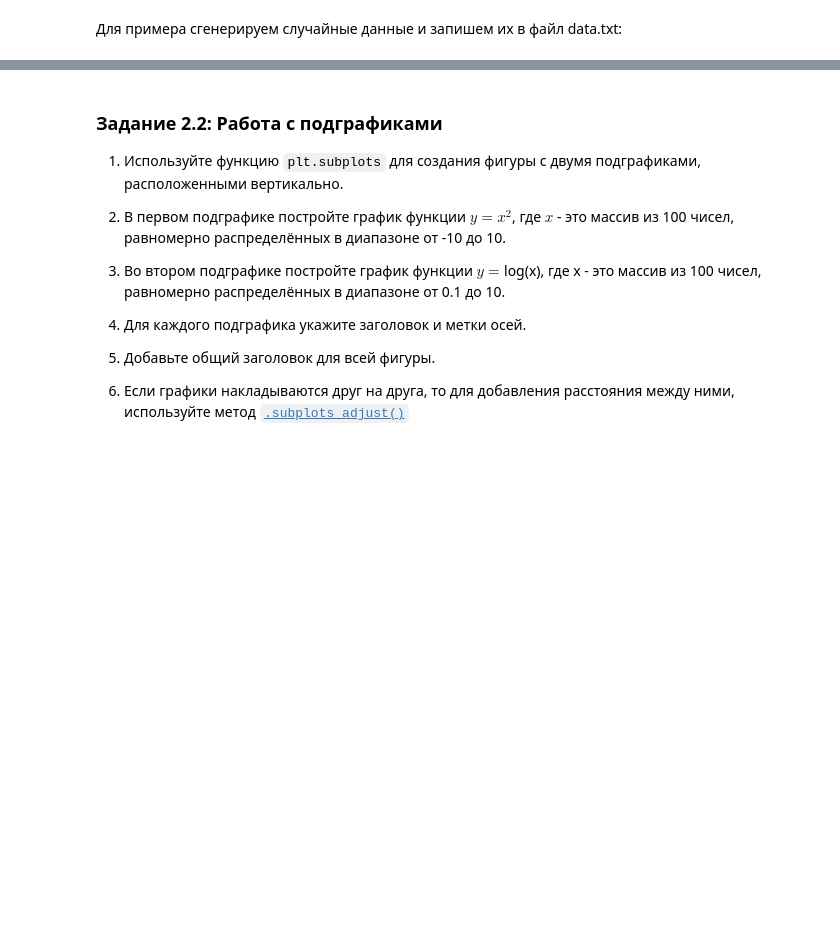
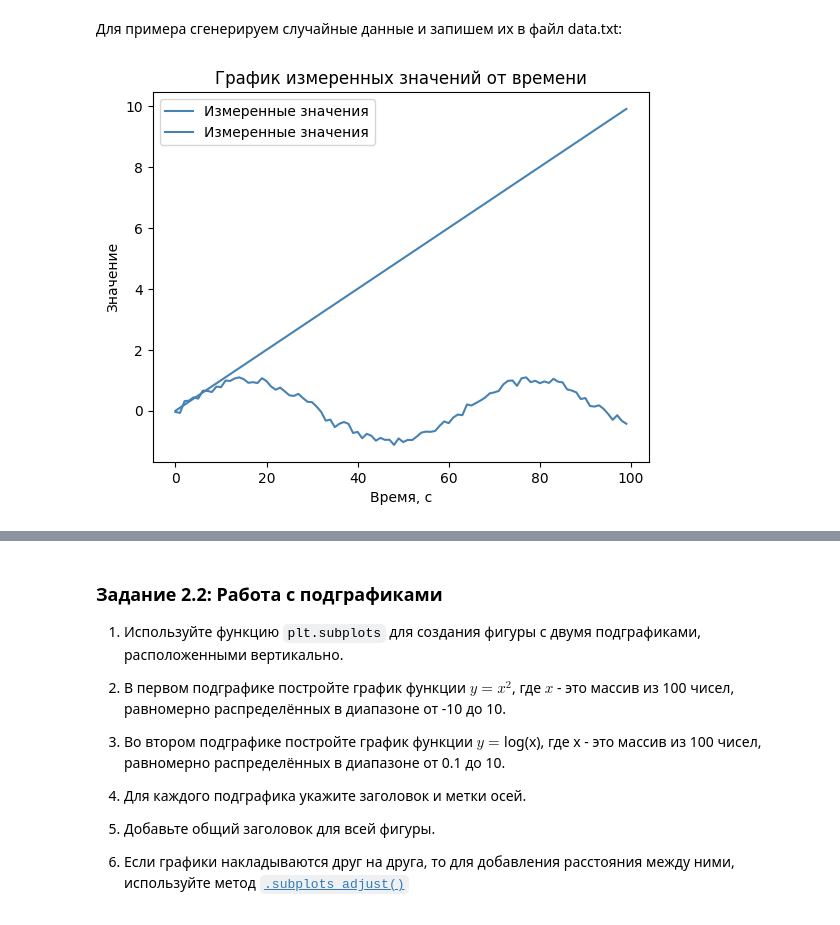
Before and after one commit to GDVevo/ml_uni, a Jupyter notebook: Практическая_работа_№2_Matplotlib_Plotly.ipynb, the cells around one changed output, grey strips where cells are left out. Saved outputs shown, nothing was run; the diff lists cells and outputs as text; code cells hidden in the pictures; blank space fills up the shorter version.

```diff
--- a/Практическая_работа_№2_Matplotlib_Plotly.ipynb
+++ b/Практическая_работа_№2_Matplotlib_Plotly.ipynb
@@ -188,3 +192,15 @@ np.savetxt('data.txt', data, delimiter=' ')
+# %%
+# Ваш код !!!
+import matplotlib.pyplot as plt
+dfile = np.loadtxt("data.txt")
+plt.plot(dfile, label="Измеренные значения", color="steelblue")
+plt.ylabel("Значение")
+plt.xlabel("Время, с")
+plt.title("График измеренных значений от времени")
+plt.legend()
+plt.show()
+# %% [output]
+[figure, added]
 # %% [markdown]
 ![image.png](embedded-picture-1)
 # %% [markdown]
```
Also changed, not shown: parts of 8 cells of this notebook.
